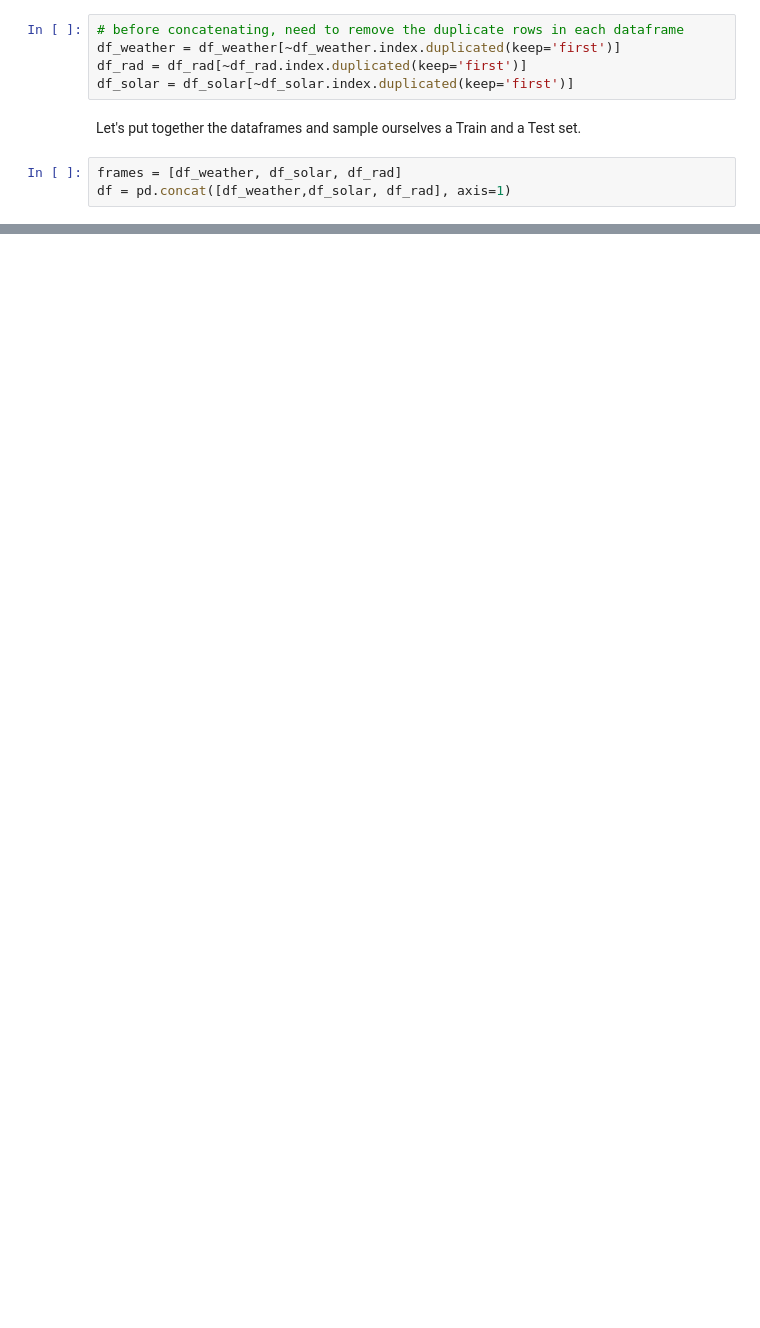
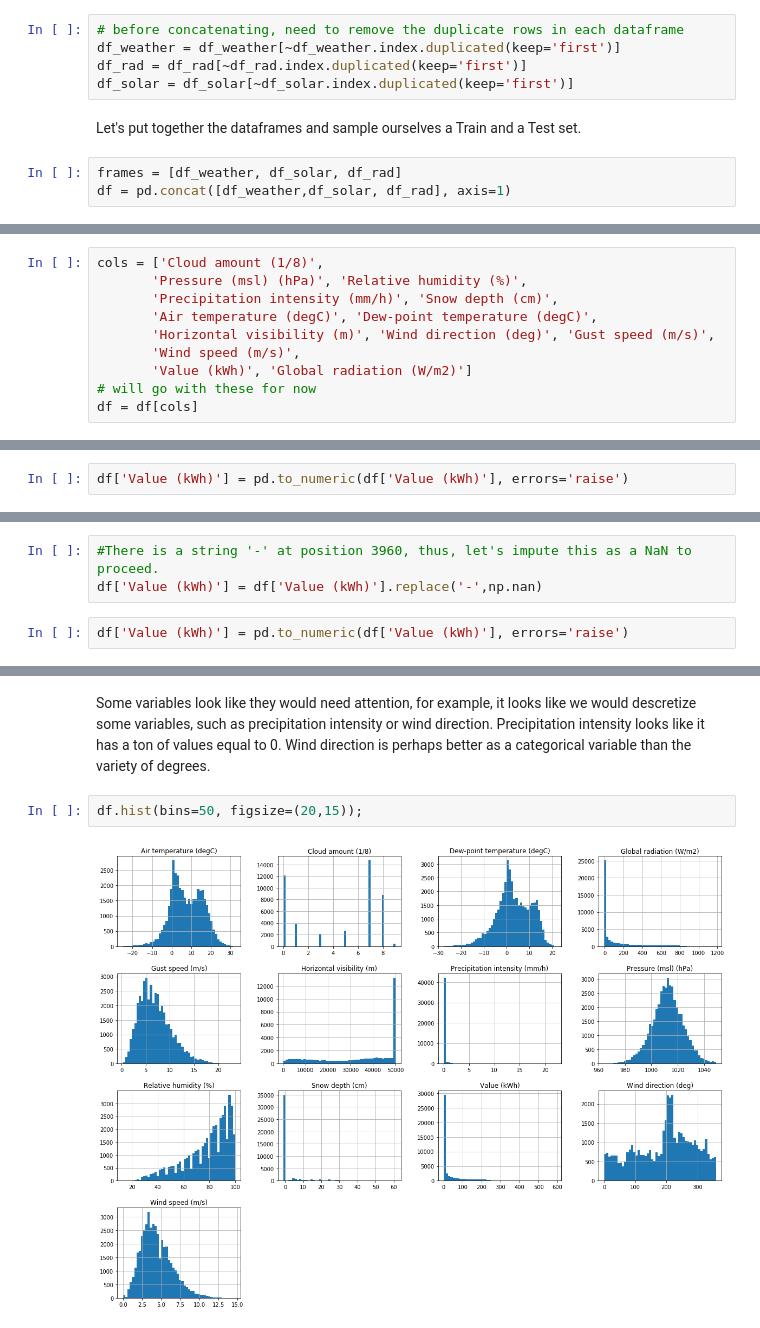
Before and after one commit to screwdriver66/solar_prod_suvilahti, a Jupyter notebook: data_gathering.ipynb, the cells around one changed output, grey strips where cells are left out. Drawn from its saved outputs; the diff is of its cells as text; blank space fills up the shorter version.

```diff
--- a/data_gathering.ipynb
+++ b/data_gathering.ipynb
@@ -205,0 +163,10 @@ len(df_rad)
+# %%
+cols = ['Cloud amount (1/8)',
+       'Pressure (msl) (hPa)', 'Relative humidity (%)',
+       'Precipitation intensity (mm/h)', 'Snow depth (cm)',
+       'Air temperature (degC)', 'Dew-point temperature (degC)',
+       'Horizontal visibility (m)', 'Wind direction (deg)', 'Gust speed (m/s)',
+       'Wind speed (m/s)',
+       'Value (kWh)', 'Global radiation (W/m2)']
+# will go with these for now
+df = df[cols]
@@ -205,0 +199,2 @@ len(df_rad)
+# %%
+df['Value (kWh)'] = pd.to_numeric(df['Value (kWh)'], errors='raise')
@@ -205,0 +203,5 @@ len(df_rad)
+# %%
+#There is a string '-' at position 3960, thus, let's impute this as a NaN to proceed.
+df['Value (kWh)'] = df['Value (kWh)'].replace('-',np.nan)
+# %%
+df['Value (kWh)'] = pd.to_numeric(df['Value (kWh)'], errors='raise')
@@ -205,0 +227,6 @@ len(df_rad)
+# %% [markdown]
+Some variables look like they would need attention, for example, it looks like we would descretize some variables, such as precipitation intensity or wind direction. Precipitation intensity looks like it has a ton of values equal to 0. Wind direction is perhaps better as a categorical variable than the variety of degrees.
+# %%
+df.hist(bins=50, figsize=(20,15));
+# %% [output]
+[figure, added]
```
Also changed, not shown: parts of 34 cells of this notebook, 7 other files.
